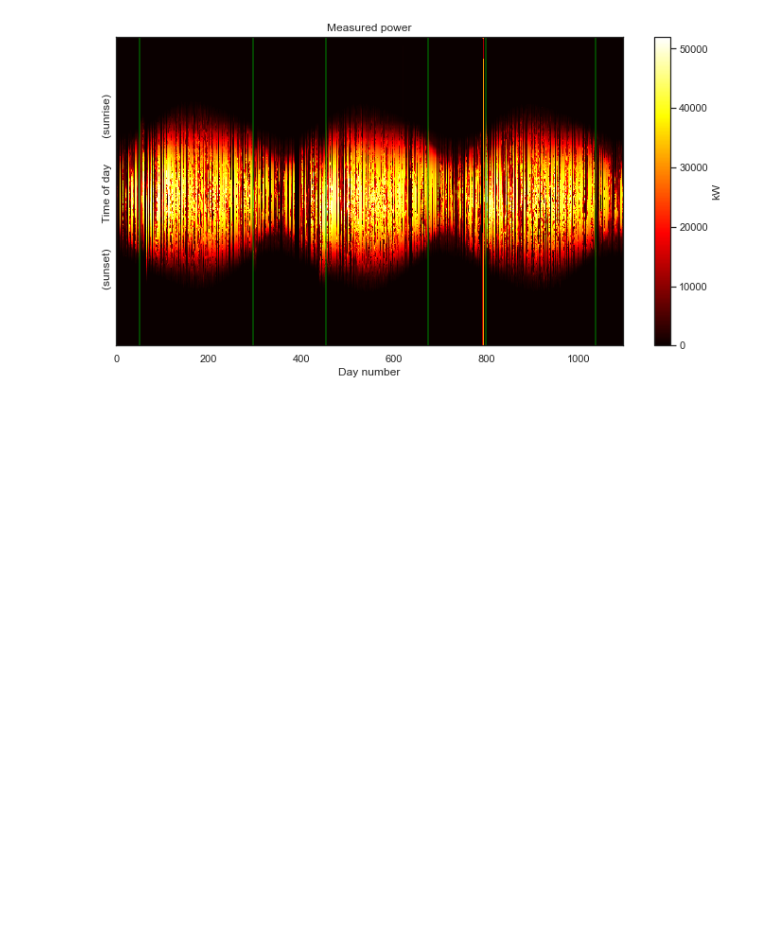
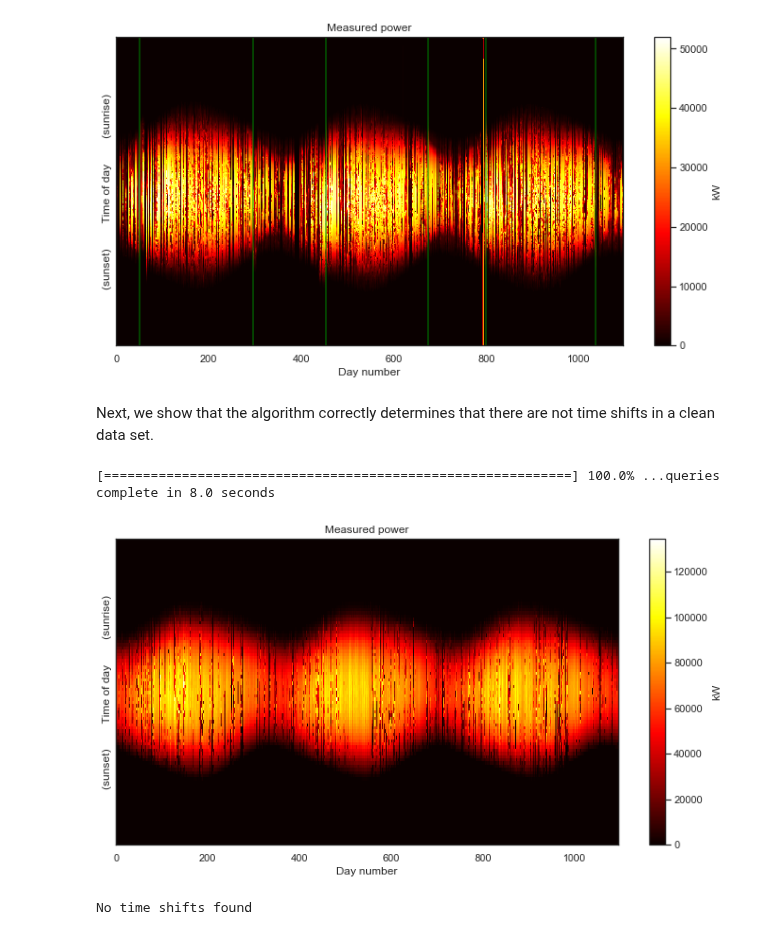
Before and after one commit to slacgismo/solar-data-tools, a Jupyter notebook: notebooks/FixTimeShifts.ipynb, the cells around one changed output. Cells and saved outputs as stored; diff of their text form; code cells hidden in the pictures; blank space fills up the shorter version.

```diff
--- a/notebooks/FixTimeShifts.ipynb
+++ b/notebooks/FixTimeShifts.ipynb
@@ -34,3 +34,19 @@ if len(ixs) > 0:
         plt.axvline(ix, color='green', alpha=0.7)
 # %% [output]
 [figure]
+# %% [markdown]
+Next, we show that the algorithm correctly determines that there are not time shifts in a clean data set.
+# %%
+df2 = get_pvdaq_data(sysid=35, year=[2011, 2012, 2013], api_key='DEMO_KEY')
+# %% [output]
+[============================================================] 100.0% ...queries complete in 8.0 seconds
+# %%
+D = make_2d(df2, key='dc_power')
+# %%
+plot_2d(D);
+# %% [output]
+[figure, added]
+# %%
+Dfixed, ixs = fix_time_shifts(D, verbose=True, return_ixs=True)
+# %% [output]
+No time shifts found
```
Also changed, not shown: parts of 1 cell of this notebook.
